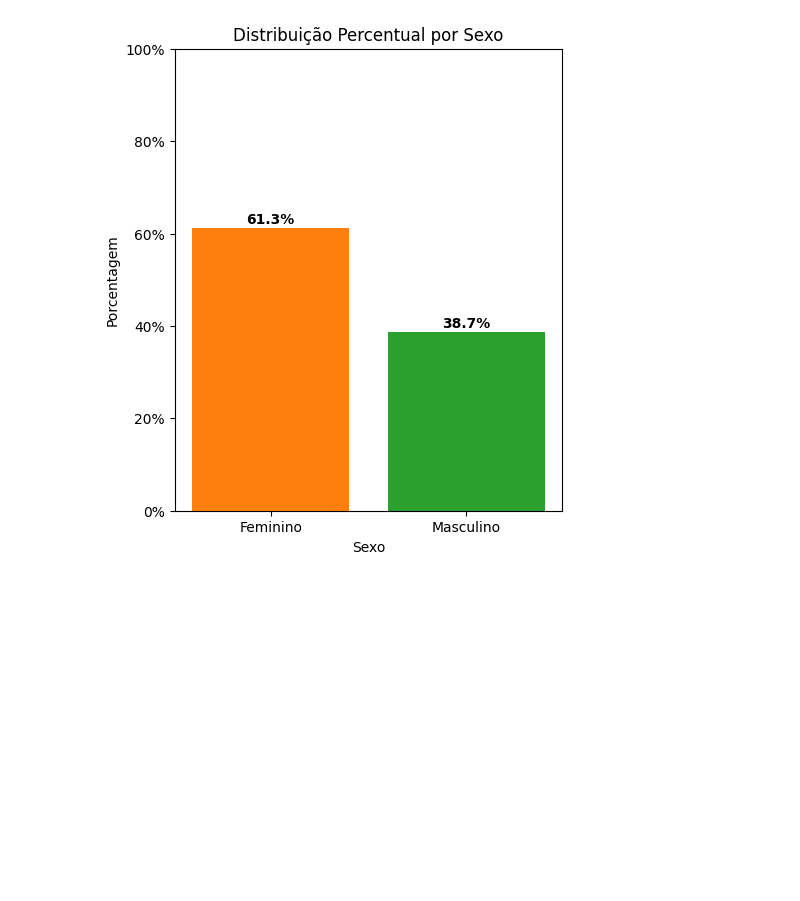
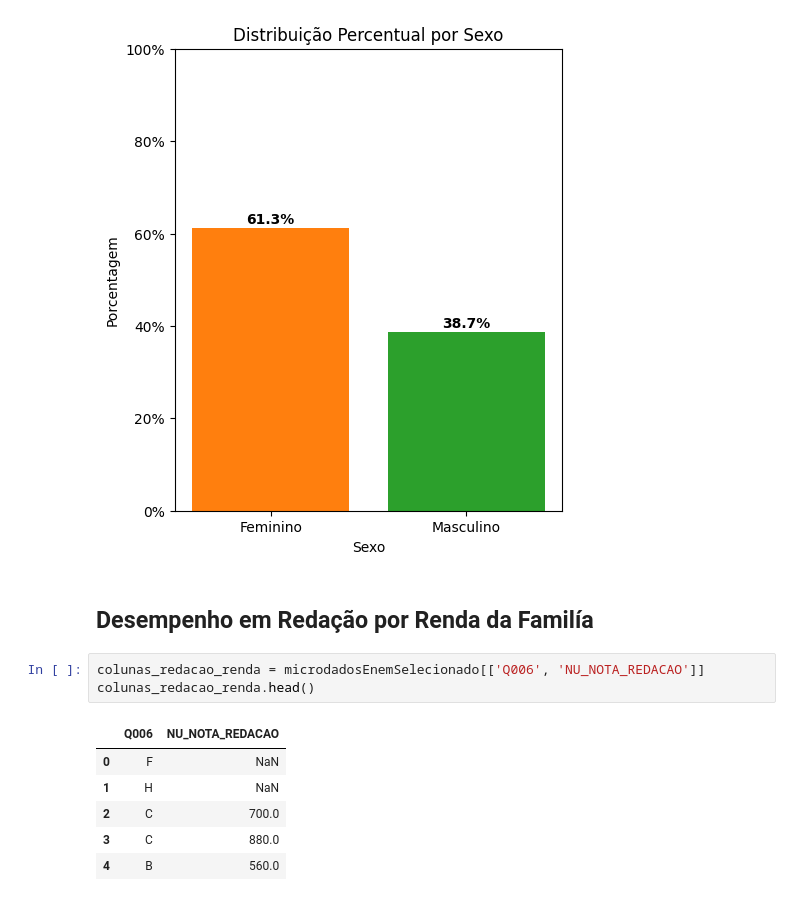
Before and after one commit to osamuelmarlon/analise_exploratoria_enem, a Jupyter notebook: analise_exploratoria_enem.ipynb, the cells around one changed output. Drawn from its saved outputs; the diff is of its cells as text; blank space fills up the shorter version.

```diff
--- a/analise_exploratoria_enem.ipynb
+++ b/analise_exploratoria_enem.ipynb
@@ -217,3 +217,15 @@ for i, v in enumerate(porcent_sexo):
 plt.show()
 # %% [output]
 [figure]
+# %% [markdown]
+## Desempenho em Redação por Renda da Familía
+# %%
+colunas_redacao_renda = microdadosEnemSelecionado[['Q006', 'NU_NOTA_REDACAO']]
+colunas_redacao_renda.head()
+# %% [output]
+|  | Q006 | NU_NOTA_REDACAO |
+| 0 | F | NaN |
+| 1 | H | NaN |
+| 2 | C | 700.0 |
+| 3 | C | 880.0 |
+| 4 | B | 560.0 |
```
Also changed, not shown: parts of 12 cells of this notebook.
